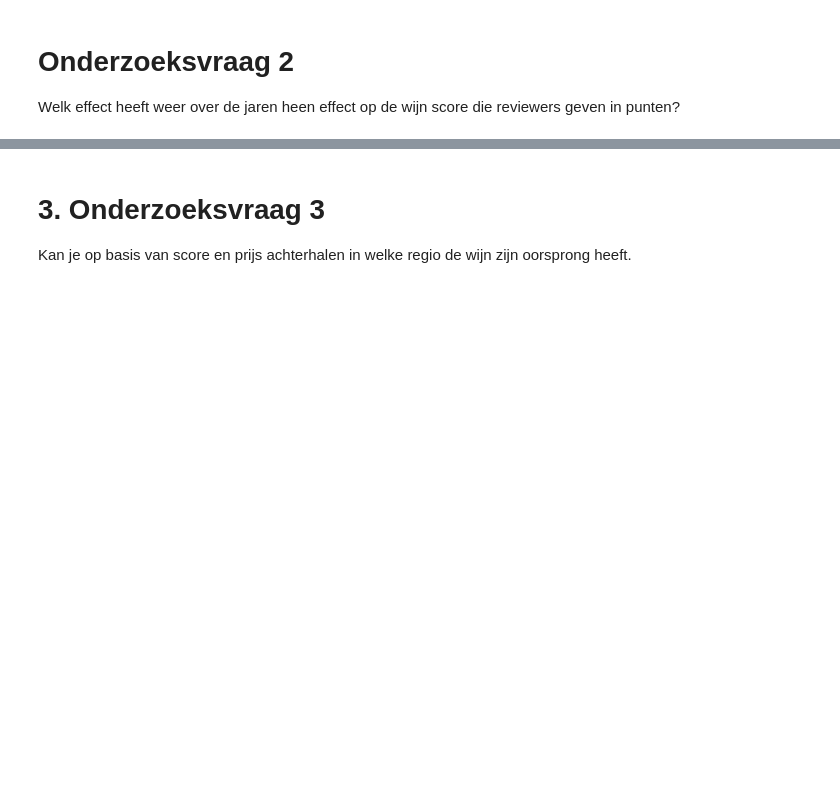
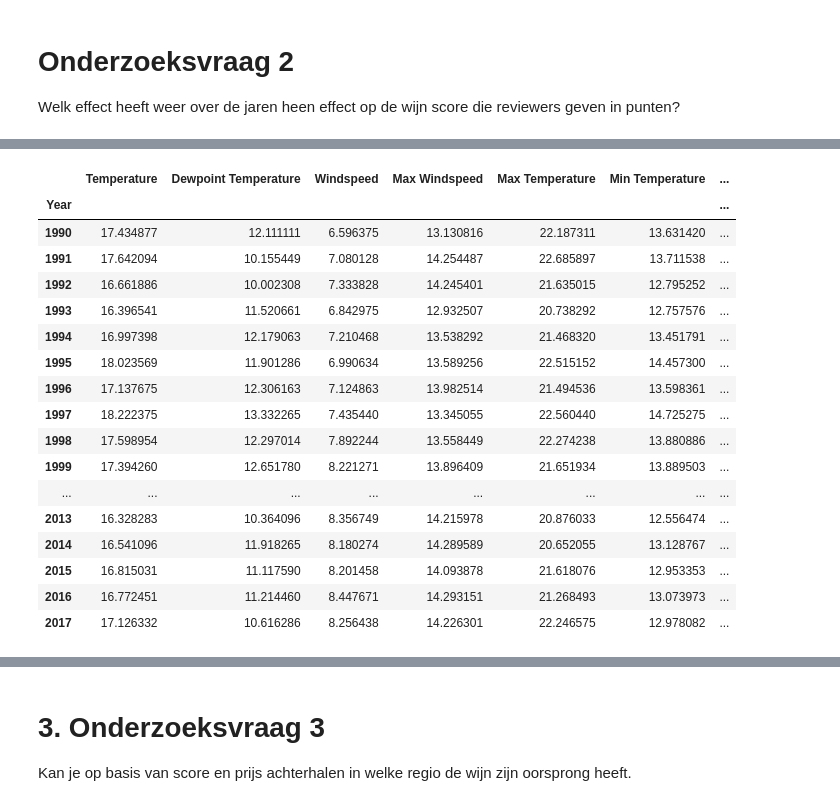
Before and after one commit to LucasVanWijk/Computational_Moddeling_Group_Project, a Jupyter notebook: Final_Wine_Modelling.ipynb, the cells around one changed output, grey strips where cells are left out. Saved outputs shown, nothing was run; the diff lists cells and outputs as text; code cells hidden in the pictures; blank space fills up the shorter version.

```diff
--- a/Final_Wine_Modelling.ipynb
+++ b/Final_Wine_Modelling.ipynb
@@ -548,0 +489,67 @@ Welk effect heeft weer over de jaren heen effect op de wijn score die reviewers
+# %%
+# lees de externe dataset in
+weather_conditions = pd.read_csv("weatherdata_lisbon.csv", delimiter=";", encoding='iso-8859-1')
+
+# Drop onbruikbare rijen en hernoem kolommen
+weather_conditions.drop(['STN---','Unnamed: 5','Unnamed: 7','GUST','PRCP','SNDP','VISIB'], axis=1,inplace=True)
+weather_conditions.dropna(inplace=True)
+weather_conditions.rename(columns={'YEARMODA': 'Year','DEWP':'Dewpoint Temperature','TEMP': 'Temperature','MAX':'Max Temperature','MIN':'Min Temperature','WDSP':'Windspeed','MXSPD':'Max Windspeed'},inplace=True)
+
+# Schoonmaken en transvormeren van datatypen
+# Ook de data veranderen van fahrenheit naar celcius
+weather_conditions['Max Temperature'] = (weather_conditions['Max Temperature'].str.replace(',','.').str.rstrip("*").astype(float) - 32) / 1.8
+weather_conditions['Min Temperature'] = (weather_conditions['Min Temperature'].str.replace(',','.').str.rstrip("*").astype(float) - 32) / 1.8
+weather_conditions['Temperature'] = (weather_conditions['Temperature'].str.replace(',','.').astype(float) - 32) / 1.8
+weather_conditions['Dewpoint Temperature'] = (weather_conditions['Dewpoint Temperature'].str.replace(',','.').astype(float) - 32) / 1.8
+weather_conditions['Windspeed'] = weather_conditions['Windspeed'].str.replace(',','.').astype(float)
+weather_conditions['Max Windspeed'] = weather_conditions['Max Windspeed'].str.replace(',','.').astype(float)
+weather_conditions['Year']= pd.to_datetime(weather_conditions['Year'].astype(str), format='%Y-%m-%d')
+
+# FRSHTT = Frost, Rain, Snow, Hail, Thunder, Thornado
+weather_conditions['FRSHTT'] = weather_conditions['FRSHTT'].apply(lambda x: '{0:0>6}'.format(x))
+weather_conditions['Frost'] = weather_conditions['FRSHTT'].str[0].astype(float)
+weather_conditions['Rain'] = weather_conditions['FRSHTT'].str[1].astype(float)
+weather_conditions['Snow'] = weather_conditions['FRSHTT'].str[2].astype(float)
+weather_conditions['Hail'] = weather_conditions['FRSHTT'].str[3].astype(float)
+weather_conditions['Thunder'] = weather_conditions['FRSHTT'].str[4].astype(float)
+weather_conditions['Tornado'] = weather_conditions['FRSHTT'].str[5].astype(float)
+weather_conditions.drop('FRSHTT',axis=1,inplace=True)
+
+# Verwijder uitschieters
+weather_conditions = weather_conditions[weather_conditions['Min Temperature'] < 50]
+weather_conditions = weather_conditions[weather_conditions['Max Temperature'] < 50]
+weather_conditions = weather_conditions[weather_conditions['Temperature'] < 50]
+weather_conditions = weather_conditions[weather_conditions['Windspeed'] < 50]
+weather_conditions = weather_conditions[weather_conditions['Max Windspeed'] < 50]
+weather_conditions = weather_conditions[weather_conditions['Dewpoint Temperature'] < 100]
+
+# Bereken gemiddelde eigenschappen per jaar
+weather_conditions['Count'] = 1
+average_weather_conditions_peryear = weather_conditions.groupby(weather_conditions['Year'].map(lambda x: x.year)).sum()
+average_weather_conditions_peryear = average_weather_conditions_peryear[['Temperature','Dewpoint Temperature','Windspeed','Max Windspeed','Max Temperature','Min Temperature','Frost','Rain','Snow','Hail','Thunder','Tornado']].div(average_weather_conditions_peryear['Count'], axis=0)
+average_weather_conditions_peryear.drop(pd.Int64Index([2018]), inplace=True) # 2018 heeft maar 1 meting
+
+# Samenvoegen red wines en externe dataset
+redwines_with_yeartemperatures = redwines.merge(average_weather_conditions_peryear, left_on='year', right_on='Year')
+
+# Lees tabel statistieken uit
+average_weather_conditions_peryear
+# %% [output]
+|  | Temperature | Dewpoint Temperature | Windspeed | Max Windspeed | Max Temperature | Min Temperature | ... |
+| Year |  |  |  |  |  |  | ... |
+| 1990 | 17.434877 | 12.111111 | 6.596375 | 13.130816 | 22.187311 | 13.631420 | ... |
+| 1991 | 17.642094 | 10.155449 | 7.080128 | 14.254487 | 22.685897 | 13.711538 | ... |
+| 1992 | 16.661886 | 10.002308 | 7.333828 | 14.245401 | 21.635015 | 12.795252 | ... |
+| 1993 | 16.396541 | 11.520661 | 6.842975 | 12.932507 | 20.738292 | 12.757576 | ... |
+| 1994 | 16.997398 | 12.179063 | 7.210468 | 13.538292 | 21.468320 | 13.451791 | ... |
+| 1995 | 18.023569 | 11.901286 | 6.990634 | 13.589256 | 22.515152 | 14.457300 | ... |
+| 1996 | 17.137675 | 12.306163 | 7.124863 | 13.982514 | 21.494536 | 13.598361 | ... |
+| 1997 | 18.222375 | 13.332265 | 7.435440 | 13.345055 | 22.560440 | 14.725275 | ... |
+| 1998 | 17.598954 | 12.297014 | 7.892244 | 13.558449 | 22.274238 | 13.880886 | ... |
+| 1999 | 17.394260 | 12.651780 | 8.221271 | 13.896409 | 21.651934 | 13.889503 | ... |
+| ... | ... | ... | ... | ... | ... | ... | ... |
+| 2013 | 16.328283 | 10.364096 | 8.356749 | 14.215978 | 20.876033 | 12.556474 | ... |
+| 2014 | 16.541096 | 11.918265 | 8.180274 | 14.289589 | 20.652055 | 13.128767 | ... |
+| 2015 | 16.815031 | 11.117590 | 8.201458 | 14.093878 | 21.618076 | 12.953353 | ... |
+| 2016 | 16.772451 | 11.214460 | 8.447671 | 14.293151 | 21.268493 | 13.073973 | ... |
+| 2017 | 17.126332 | 10.616286 | 8.256438 | 14.226301 | 22.246575 | 12.978082 | ... |
```
Also changed, not shown: parts of 18 cells of this notebook.
